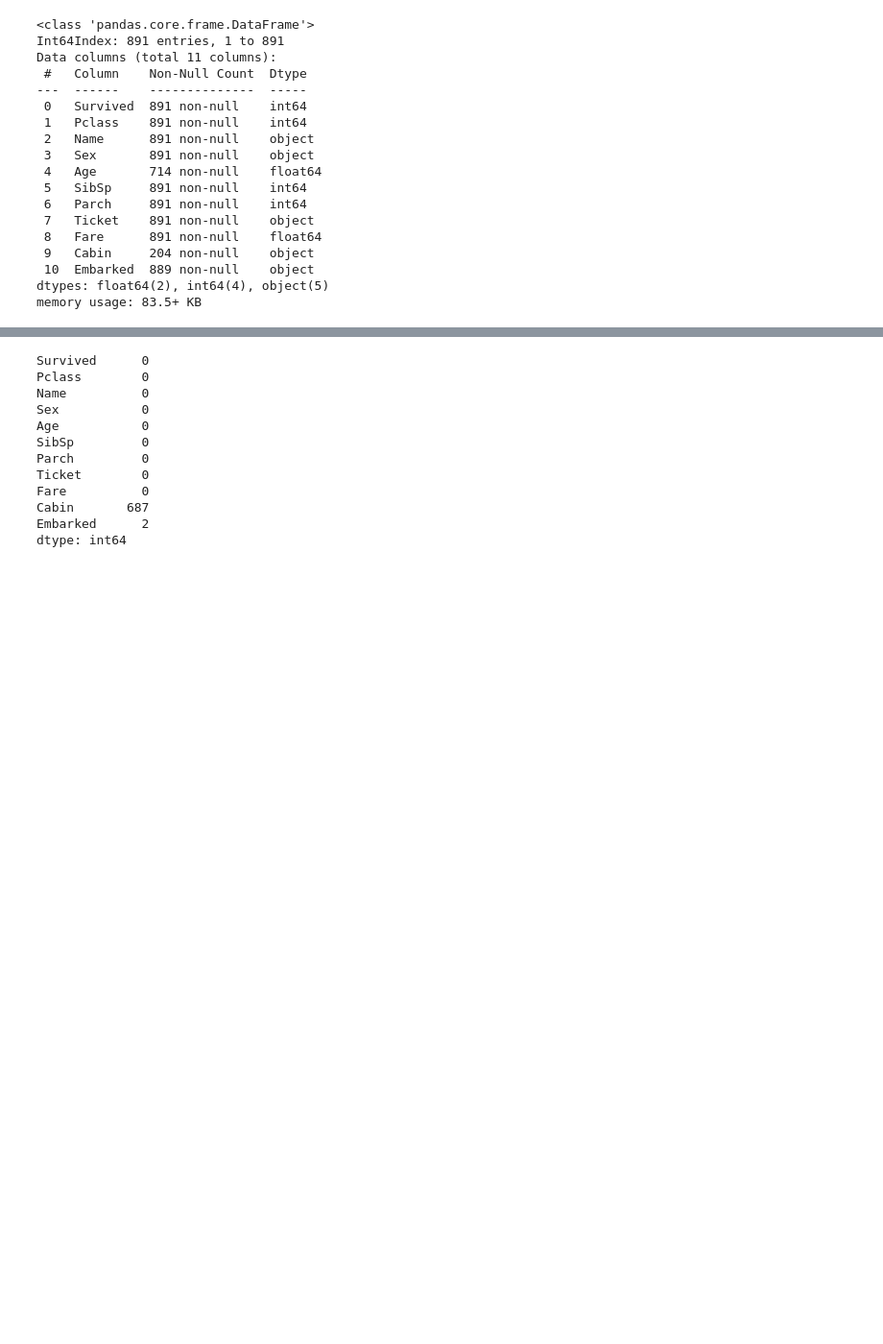
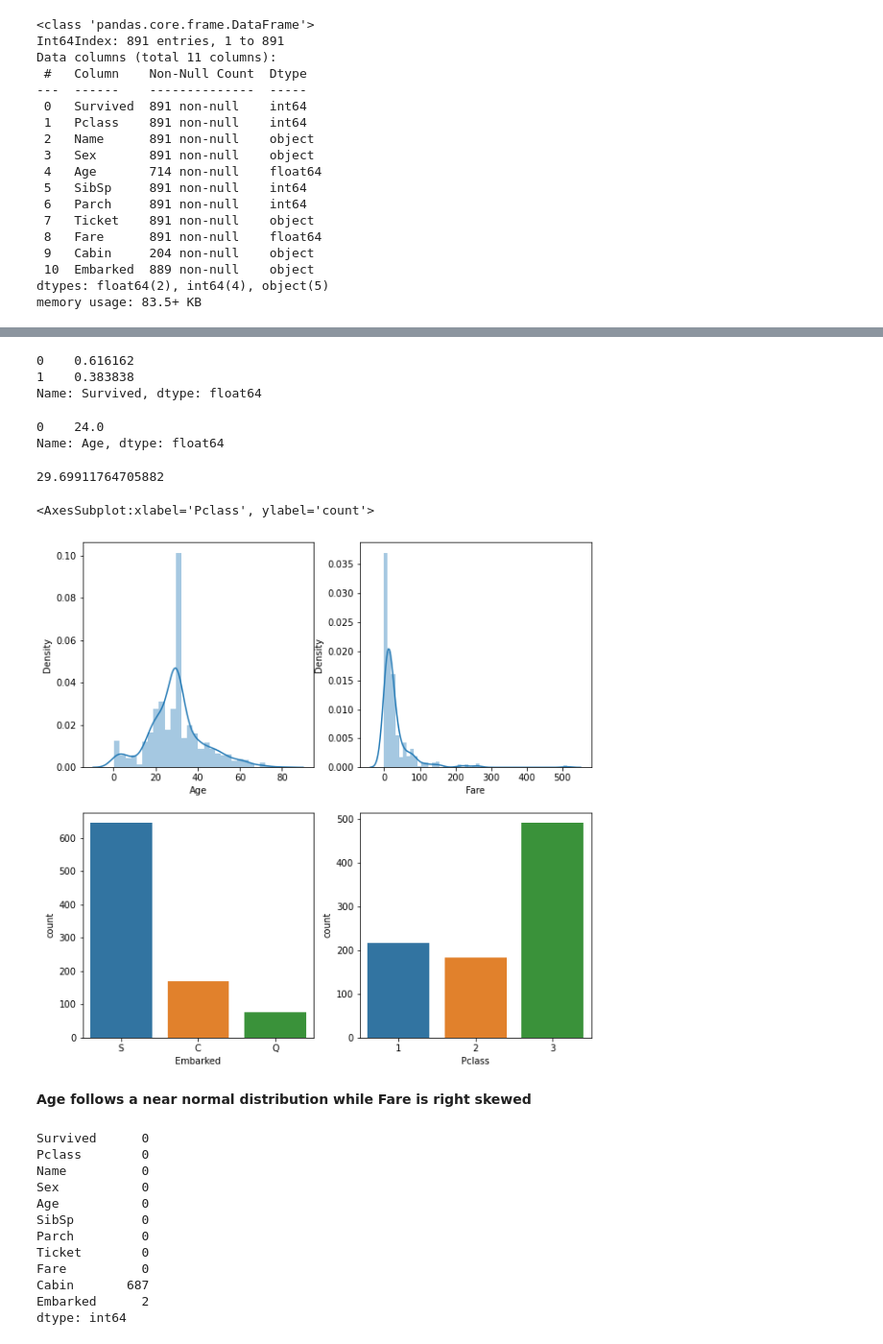
Before and after one commit to kailashsp/Logistic_regression, a Jupyter notebook: logistic_regression.ipynb, the cells around one changed output, grey strips where cells are left out. Shown at 96% size. Drawn from its saved outputs; the diff is of its cells as text; code cells hidden in the pictures; blank space fills up the shorter version.

```diff
--- a/logistic_regression.ipynb
+++ b/logistic_regression.ipynb
@@ -67,5 +111,35 @@ memory usage: 83.5+ KB
+# %%
+#percentage of survival rate
+#0-not survived
+#1-survived
+data["Survived"].value_counts(normalize=True)
+# %% [output]
+0    0.616162
+1    0.383838
+Name: Survived, dtype: float64
+# %%
+data["Age"].mode()
+# %% [output]
+0    24.0
+Name: Age, dtype: float64
+# %%
+data["Age"].mean()
+# %% [output]
+29.69911764705882
 # %%
 data["Age"] = data["Age"].fillna(29.69)
+# %%
+fig,([ax1,ax2],[ax3,ax4]) = plt.subplots(2,2,figsize=(10,10))
+
+sns.distplot(data["Age"],ax=ax1)
+sns.distplot(data['Fare'],ax=ax2)
+sns.countplot(data['Embarked'],ax=ax3)
+sns.countplot(data["Pclass"],ax=ax4)
+# %% [output]
+<AxesSubplot:xlabel='Pclass', ylabel='count'>
+[figure, added]
+# %% [markdown]
+**Age follows a near normal distribution while Fare is right skewed**
 # %%
 data.isnull().sum()
 # %% [output]
```
Also changed, not shown: parts of 42 cells of this notebook.
